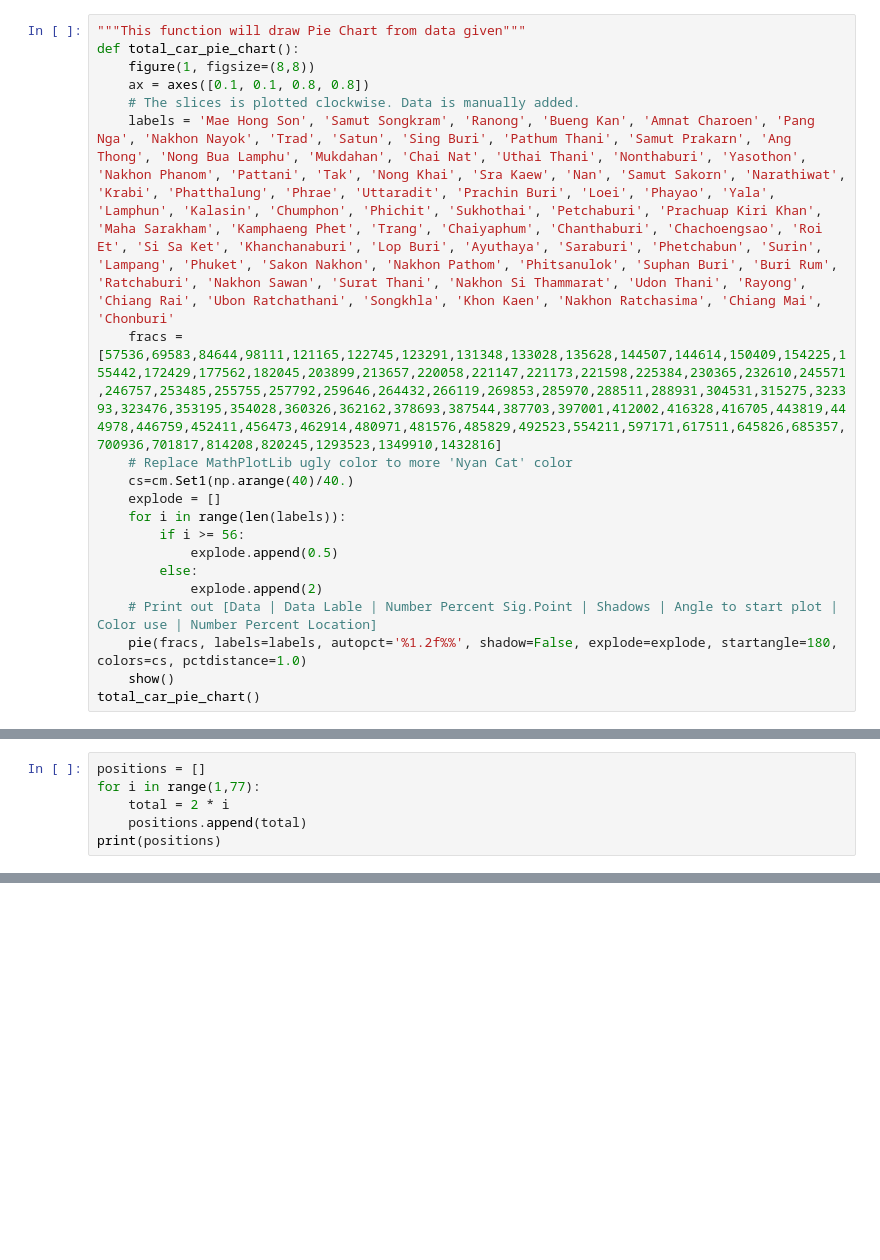
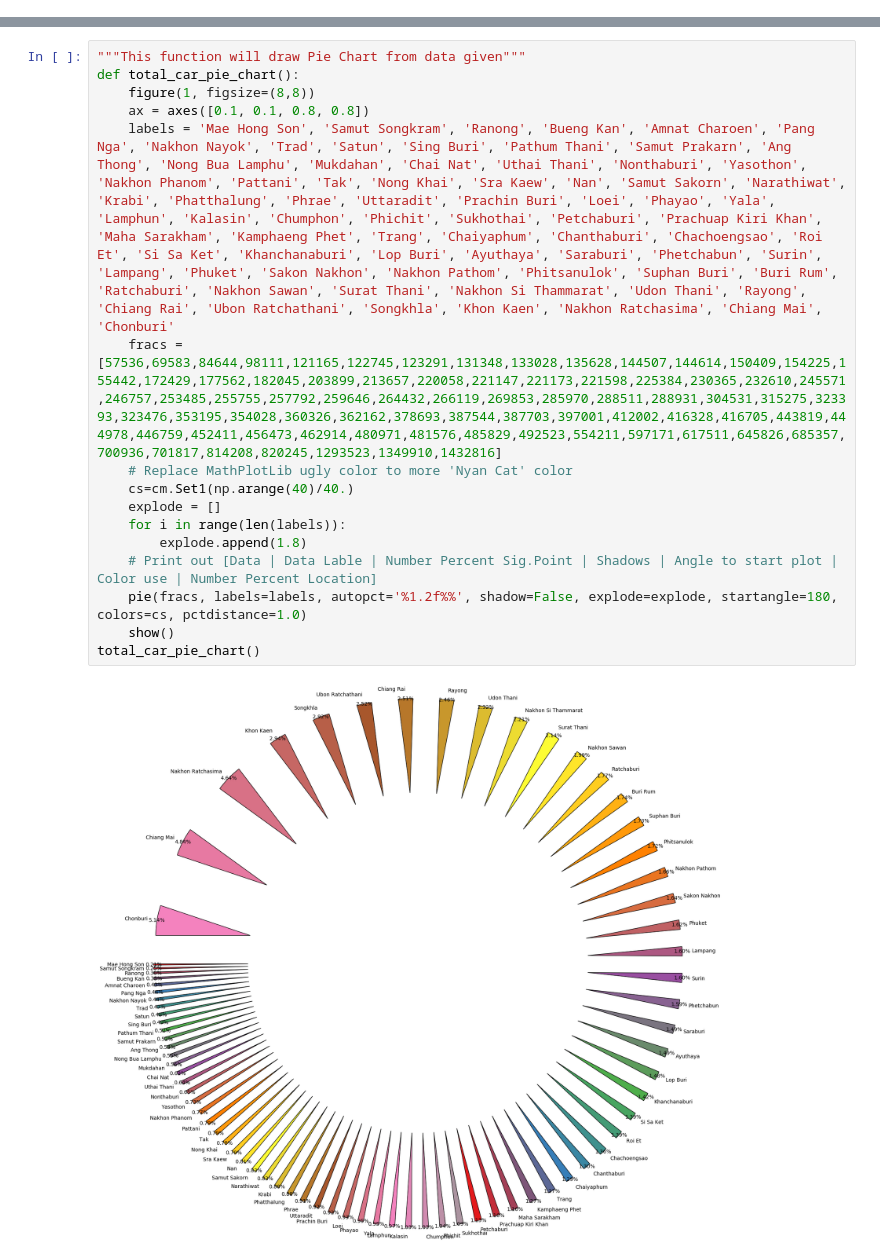
Before and after one commit to sagelga/psit-project, a Jupyter notebook: PSIT Project Data Analysis.ipynb, the cells around one changed output, grey strips where cells are left out. Saved outputs shown, nothing was run; the diff lists cells and outputs as text; blank space fills up the shorter version.

Commit message:
Finalized Changes on PSIT Project Data Analysis
This thing must work.
Let the buddha bless this file.... Amen...

```diff
--- a/PSIT Project Data Analysis.ipynb
+++ b/PSIT Project Data Analysis.ipynb
@@ -172,20 +0,0 @@ top_type_pie_chart()
-# %%
-"""This function will draw Pie Chart from data given"""
-def total_car_pie_chart():
-    figure(1, figsize=(8,8))
-    ax = axes([0.1, 0.1, 0.8, 0.8])
-    # The slices is plotted clockwise. Data is manually added.
-    labels = 'Mae Hong Son', 'Samut Songkram', 'Ranong', 'Bueng Kan', 'Amnat Charoen', 'Pang Nga', 'Nakhon Nayok', 'Trad', 'Satun', 'Sing Buri', 'Pathum Thani', 'Samut Prakarn', 'Ang Thong', 'Nong Bua Lamphu', 'Mukdahan', 'Chai Nat', 'Uthai Thani', 'Nonthaburi', 'Yasothon', 'Nakhon Phanom', 'Pattani', 'Tak', 'Nong Khai', 'Sra Kaew', 'Nan', 'Samut Sakorn', 'Narathiwat', 'Krabi', 'Phatthalung', 'Phrae', 'Uttaradit', 'Prachin Buri', 'Loei', 'Phayao', 'Yala', 'Lamphun', 'Kalasin', 'Chumphon', 'Phichit', 'Sukhothai', 'Petchaburi', 'Prachuap Kiri Khan', 'Maha Sarakham', 'Kamphaeng Phet', 'Trang', 'Chaiyaphum', 'Chanthaburi', 'Chachoengsao', 'Roi Et', 'Si Sa Ket', 'Khanchanaburi', 'Lop Buri', 'Ayuthaya', 'Saraburi', 'Phetchabun', 'Surin', 'Lampang', 'Phuket', 'Sakon Nakhon', 'Nakhon Pathom', 'Phitsanulok', 'Suphan Buri', 'Buri Rum', 'Ratchaburi', 'Nakhon Sawan', 'Surat Thani', 'Nakhon Si Thammarat', 'Udon Thani', 'Rayong', 'Chiang Rai', 'Ubon Ratchathani', 'Songkhla', 'Khon Kaen', 'Nakhon Ratchasima', 'Chiang Mai', 'Chonburi'
-    fracs = [57536,69583,84644,98111,121165,122745,123291,131348,133028,135628,144507,144614,150409,154225,155442,172429,177562,182045,203899,213657,220058,221147,221173,221598,225384,230365,232610,245571,246757,253485,255755,257792,259646,264432,266119,269853,285970,288511,288931,304531,315275,323393,323476,353195,354028,360326,362162,378693,387544,387703,397001,412002,416328,416705,443819,444978,446759,452411,456473,462914,480971,481576,485829,492523,554211,597171,617511,645826,685357,700936,701817,814208,820245,1293523,1349910,1432816]
-    # Replace MathPlotLib ugly color to more 'Nyan Cat' color
-    cs=cm.Set1(np.arange(40)/40.)
-    explode = []
-    for i in range(len(labels)):
-        if i >= 56:
-            explode.append(0.5)
-        else:
-            explode.append(2)
-    # Print out [Data | Data Lable | Number Percent Sig.Point | Shadows | Angle to start plot | Color use | Number Percent Location]
-    pie(fracs, labels=labels, autopct='%1.2f%%', shadow=False, explode=explode, startangle=180, colors=cs, pctdistance=1.0)
-    show()
-total_car_pie_chart()
@@ -420,6 +0,0 @@ testing_modules()
-# %%
-positions = []
-for i in range(1,77):
-    total = 2 * i
-    positions.append(total)
-print(positions)
@@ -427,0 +221,18 @@ print(positions)
+# %%
+"""This function will draw Pie Chart from data given"""
+def total_car_pie_chart():
+    figure(1, figsize=(8,8))
+    ax = axes([0.1, 0.1, 0.8, 0.8])
+    labels = 'Mae Hong Son', 'Samut Songkram', 'Ranong', 'Bueng Kan', 'Amnat Charoen', 'Pang Nga', 'Nakhon Nayok', 'Trad', 'Satun', 'Sing Buri', 'Pathum Thani', 'Samut Prakarn', 'Ang Thong', 'Nong Bua Lamphu', 'Mukdahan', 'Chai Nat', 'Uthai Thani', 'Nonthaburi', 'Yasothon', 'Nakhon Phanom', 'Pattani', 'Tak', 'Nong Khai', 'Sra Kaew', 'Nan', 'Samut Sakorn', 'Narathiwat', 'Krabi', 'Phatthalung', 'Phrae', 'Uttaradit', 'Prachin Buri', 'Loei', 'Phayao', 'Yala', 'Lamphun', 'Kalasin', 'Chumphon', 'Phichit', 'Sukhothai', 'Petchaburi', 'Prachuap Kiri Khan', 'Maha Sarakham', 'Kamphaeng Phet', 'Trang', 'Chaiyaphum', 'Chanthaburi', 'Chachoengsao', 'Roi Et', 'Si Sa Ket', 'Khanchanaburi', 'Lop Buri', 'Ayuthaya', 'Saraburi', 'Phetchabun', 'Surin', 'Lampang', 'Phuket', 'Sakon Nakhon', 'Nakhon Pathom', 'Phitsanulok', 'Suphan Buri', 'Buri Rum', 'Ratchaburi', 'Nakhon Sawan', 'Surat Thani', 'Nakhon Si Thammarat', 'Udon Thani', 'Rayong', 'Chiang Rai', 'Ubon Ratchathani', 'Songkhla', 'Khon Kaen', 'Nakhon Ratchasima', 'Chiang Mai', 'Chonburi'
+    fracs = [57536,69583,84644,98111,121165,122745,123291,131348,133028,135628,144507,144614,150409,154225,155442,172429,177562,182045,203899,213657,220058,221147,221173,221598,225384,230365,232610,245571,246757,253485,255755,257792,259646,264432,266119,269853,285970,288511,288931,304531,315275,323393,323476,353195,354028,360326,362162,378693,387544,387703,397001,412002,416328,416705,443819,444978,446759,452411,456473,462914,480971,481576,485829,492523,554211,597171,617511,645826,685357,700936,701817,814208,820245,1293523,1349910,1432816]
+    # Replace MathPlotLib ugly color to more 'Nyan Cat' color
+    cs=cm.Set1(np.arange(40)/40.)
+    explode = []
+    for i in range(len(labels)):
+        explode.append(1.8)
+    # Print out [Data | Data Lable | Number Percent Sig.Point | Shadows | Angle to start plot | Color use | Number Percent Location]
+    pie(fracs, labels=labels, autopct='%1.2f%%', shadow=False, explode=explode, startangle=180, colors=cs, pctdistance=1.0)
+    show()
+total_car_pie_chart()
+# %% [output]
+[figure, added]
```
Also changed, not shown: parts of 36 cells of this notebook, 29 other files.
